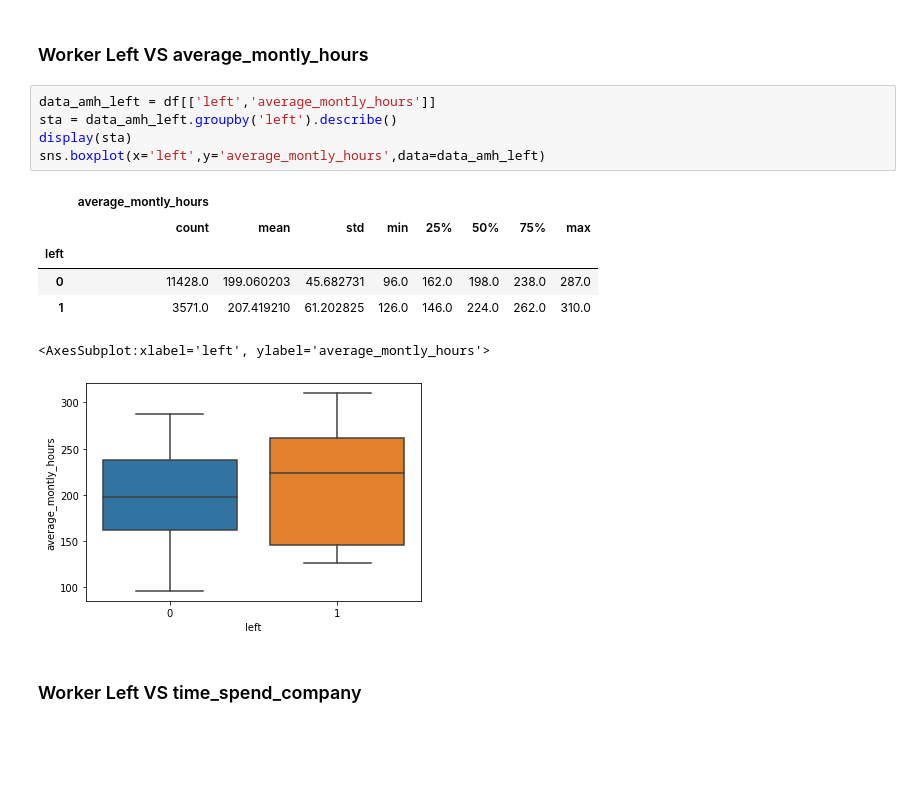
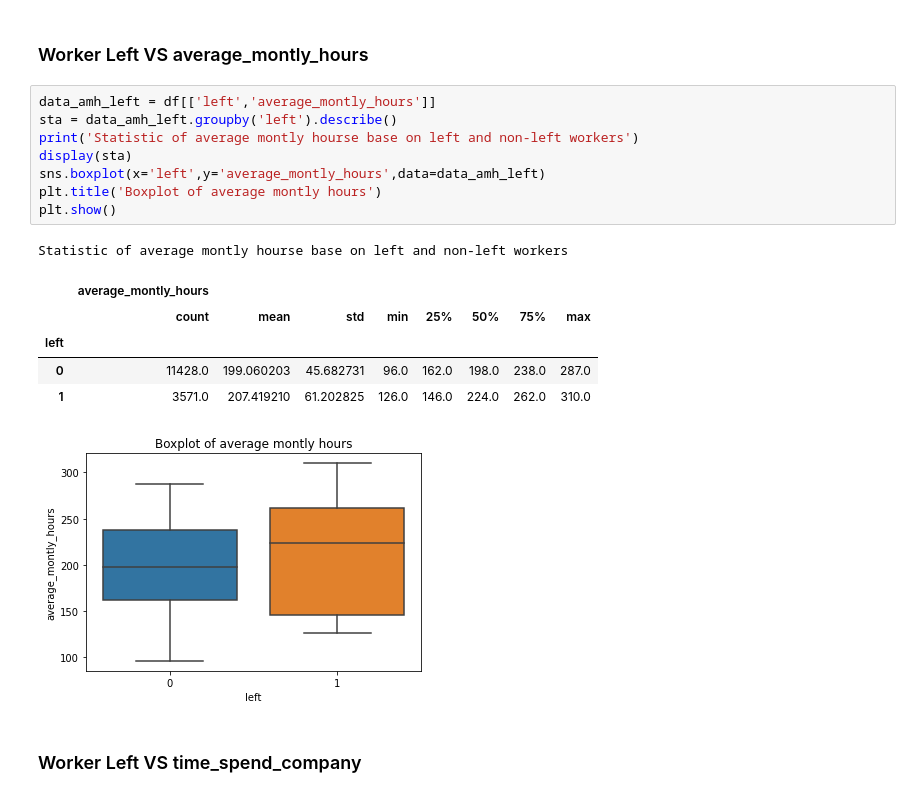
Before and after one commit to thoadao0301/Building-Machine-Learning-Solutions-with-Scikit-Learn-skills, a Jupyter notebook: Project_application/Hr_classification.ipynb, the cells around one changed output. Saved outputs shown, nothing was run; the diff lists cells and outputs as text; blank space fills up the shorter version.

```diff
--- a/Project_application/Hr_classification.ipynb
+++ b/Project_application/Hr_classification.ipynb
@@ -233,16 +248,19 @@ plt.show()
 # %%
 data_amh_left = df[['left','average_montly_hours']]
 sta = data_amh_left.groupby('left').describe()
+print('Statistic of average montly hourse base on left and non-left workers')
 display(sta)
 sns.boxplot(x='left',y='average_montly_hours',data=data_amh_left)
+plt.title('Boxplot of average montly hours')
+plt.show()
 # %% [output]
+Statistic of average montly hourse base on left and non-left workers
 |  | average_montly_hours |  |  |  |  |  |  |  |
 |  | count | mean | std | min | 25% | 50% | 75% | max |
 | left |  |  |  |  |  |  |  |  |
 | 0 | 11428.0 | 199.060203 | 45.682731 | 96.0 | 162.0 | 198.0 | 238.0 | 287.0 |
 | 1 | 3571.0 | 207.419210 | 61.202825 | 126.0 | 146.0 | 224.0 | 262.0 | 310.0 |
-<AxesSubplot:xlabel='left', ylabel='average_montly_hours'>
-[figure, old version]
+[figure, new version]
 # %% [markdown]
 ### Worker Left VS time_spend_company
 # %%
```
Also changed, not shown: parts of 12 cells of this notebook.
